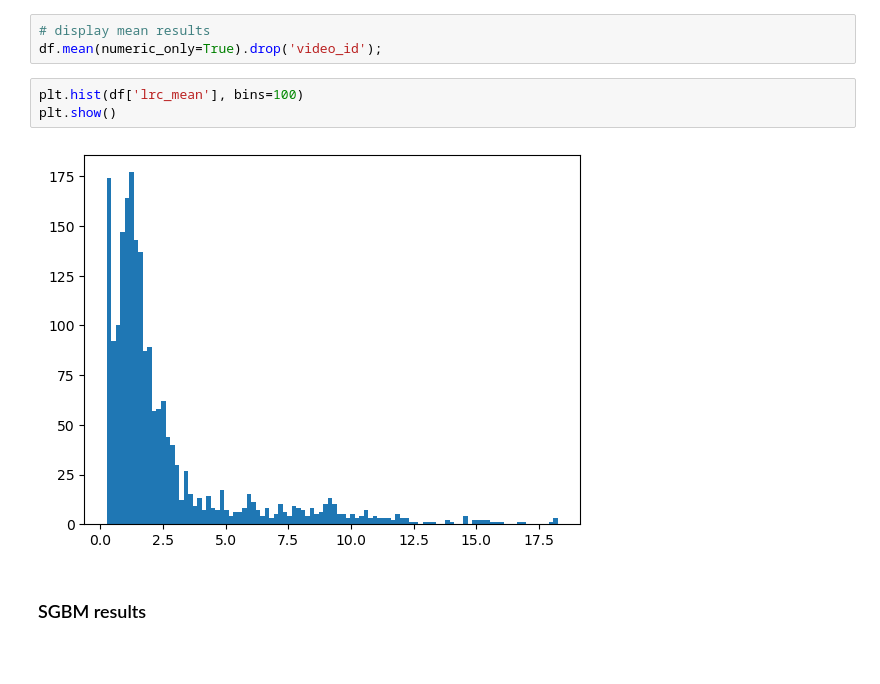
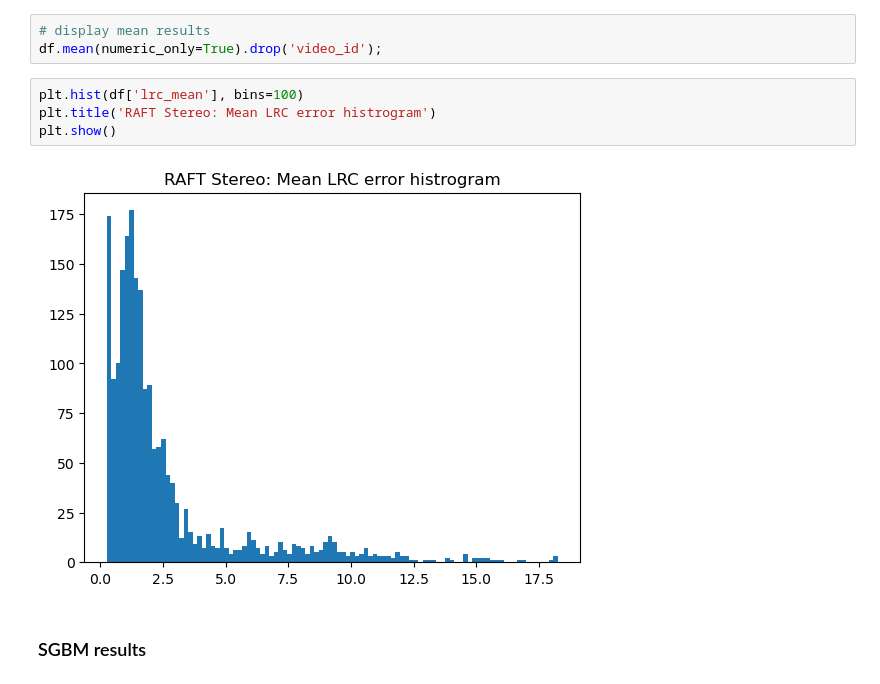
Before and after one commit to ONS-BOUSBIH/robotic-surgical-vision-thesis, a Jupyter notebook: notebooks/metrics_evaluation/setero_matching_evaluation.ipynb, the cells around one changed output. Drawn from its saved outputs; the diff is of its cells as text; blank space fills up the shorter version.

Commit message:
stereo matching evaluation

```diff
--- a/notebooks/metrics_evaluation/setero_matching_evaluation.ipynb
+++ b/notebooks/metrics_evaluation/setero_matching_evaluation.ipynb
@@ -98,9 +98,10 @@ df.head(10)
 df.mean(numeric_only=True).drop('video_id');
 # %%
 plt.hist(df['lrc_mean'], bins=100)
+plt.title('RAFT Stereo: Mean LRC error histrogram')
 plt.show()
 # %% [output]
-[figure, old version]
+[figure, new version]
 # %% [markdown]
 ###  SGBM results
 # %% [markdown]
```
Also changed, not shown: parts of 13 cells of this notebook, 3 other files.
